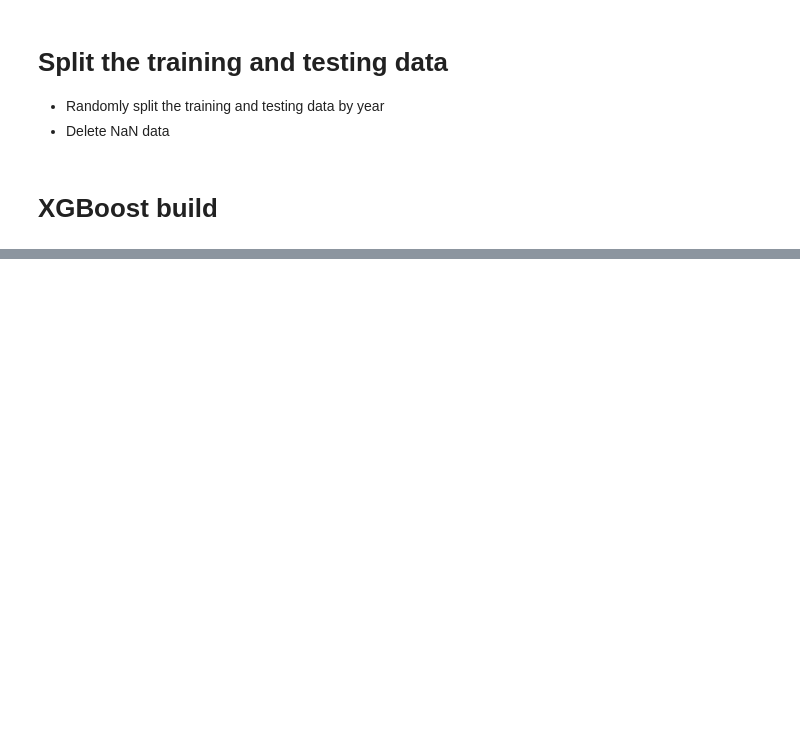
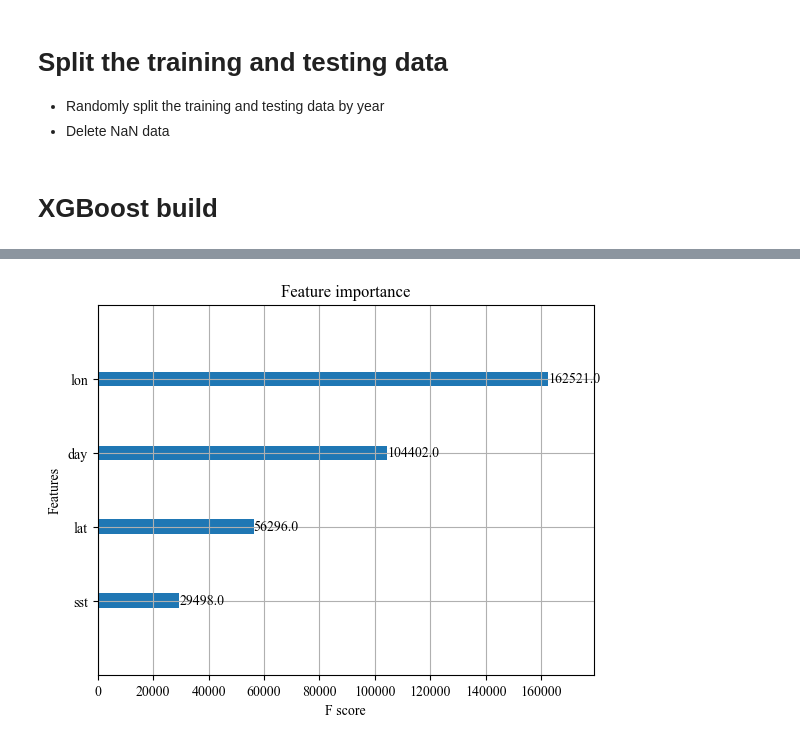
Before and after one commit to juanfuooo/Subtropical-Front-Modeling-Code, a Jupyter notebook: Step2/xgb_build.ipynb, the cells around one changed output, grey strips where cells are left out. Saved outputs shown, nothing was run; the diff lists cells and outputs as text; code cells hidden in the pictures; blank space fills up the shorter version.

```diff
--- a/Step2/xgb_build.ipynb
+++ b/Step2/xgb_build.ipynb
@@ -53,0 +74,3 @@ Data variables:
+# %%
+xgb_merge = xr.open_dataset("/g/data/jk72/yz7014/stf/Step2/xgb_merge.nc")
+xgb_merge
@@ -114,8 +147,9 @@ def training_testing_split(data):
     training_y = training_data['st100']
     testing_X = testing_data.drop(columns = ['st100', 'year'], axis = 1)
     testing_y = testing_data['st100']
-
-    return training_X, testing_X, training_y, testing_y
+    print('Training years: ', training_years)
+    print('Testing years: ', testing_years)
+    return training_X, testing_X, training_y, testing_y, training_years, testing_years
 # %% [markdown]
 # XGBoost build
 # %%
@@ -171,0 +381,5 @@ R^2:  0.972782629696578
+# %%
+plot_importance(xgb_model)
+plt.show()
+# %% [output]
+[figure, added]
```
Also changed, not shown: parts of 27 cells of this notebook, 2 other files.
